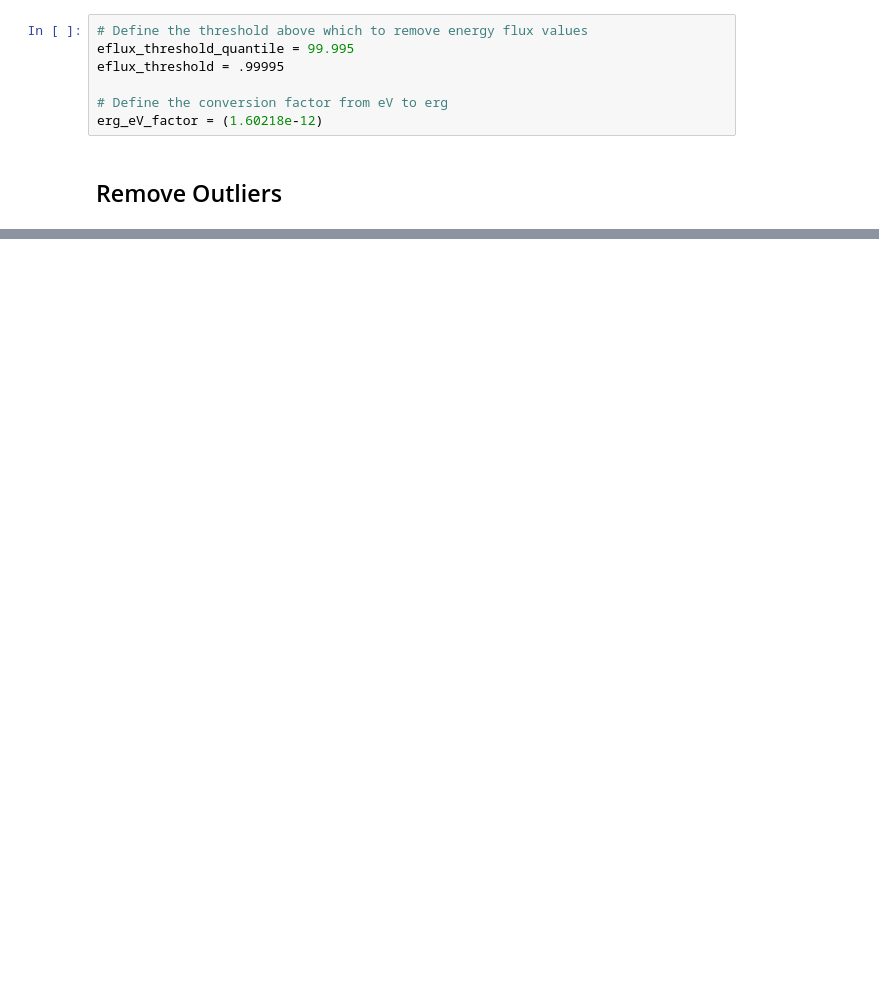
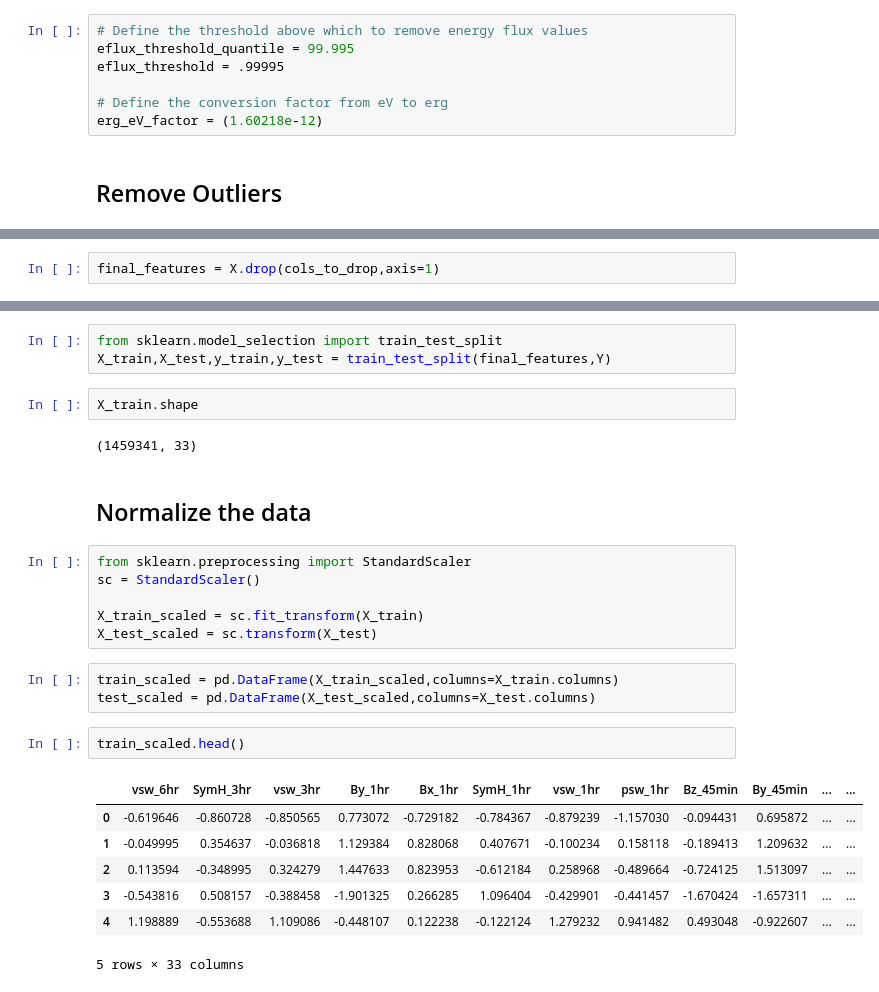
Before and after one commit to plaban1981/TMLC, a Jupyter notebook: DMSP_Particle_Precipitate_Flux_Prediction.ipynb, the cells around one changed output, grey strips where cells are left out. Saved outputs shown, nothing was run; the diff lists cells and outputs as text; blank space fills up the shorter version.

```diff
--- a/DMSP_Particle_Precipitate_Flux_Prediction.ipynb
+++ b/DMSP_Particle_Precipitate_Flux_Prediction.ipynb
@@ -162,0 +217,2 @@ erg_eV_factor = (1.60218e-12)
+# %%
+final_features = X.drop(cols_to_drop,axis=1)
@@ -162,0 +221,28 @@ erg_eV_factor = (1.60218e-12)
+# %%
+from sklearn.model_selection import train_test_split
+X_train,X_test,y_train,y_test = train_test_split(final_features,Y)
+# %%
+X_train.shape
+# %% [output]
+(1459341, 33)
+# %% [markdown]
+## Normalize the data
+# %%
+from sklearn.preprocessing import StandardScaler
+sc = StandardScaler()
+
+X_train_scaled = sc.fit_transform(X_train)
+X_test_scaled = sc.transform(X_test)
+# %%
+train_scaled = pd.DataFrame(X_train_scaled,columns=X_train.columns)
+test_scaled = pd.DataFrame(X_test_scaled,columns=X_test.columns)
+# %%
+train_scaled.head()
+# %% [output]
+|  | vsw_6hr | SymH_3hr | vsw_3hr | By_1hr | Bx_1hr | SymH_1hr | vsw_1hr | psw_1hr | Bz_45min | By_45min | ... | ... |
+| 0 | -0.619646 | -0.860728 | -0.850565 | 0.773072 | -0.729182 | -0.784367 | -0.879239 | -1.157030 | -0.094431 | 0.695872 | ... | ... |
+| 1 | -0.049995 | 0.354637 | -0.036818 | 1.129384 | 0.828068 | 0.407671 | -0.100234 | 0.158118 | -0.189413 | 1.209632 | ... | ... |
+| 2 | 0.113594 | -0.348995 | 0.324279 | 1.447633 | 0.823953 | -0.612184 | 0.258968 | -0.489664 | -0.724125 | 1.513097 | ... | ... |
+| 3 | -0.543816 | 0.508157 | -0.388458 | -1.901325 | 0.266285 | 1.096404 | -0.429901 | -0.441457 | -1.670424 | -1.657311 | ... | ... |
+| 4 | 1.198889 | -0.553688 | 1.109086 | -0.448107 | 0.122238 | -0.122124 | 1.279232 | 0.941482 | 0.493048 | -0.922607 | ... | ... |
+5 rows × 33 columns
```
Also changed, not shown: parts of 41 cells of this notebook.
